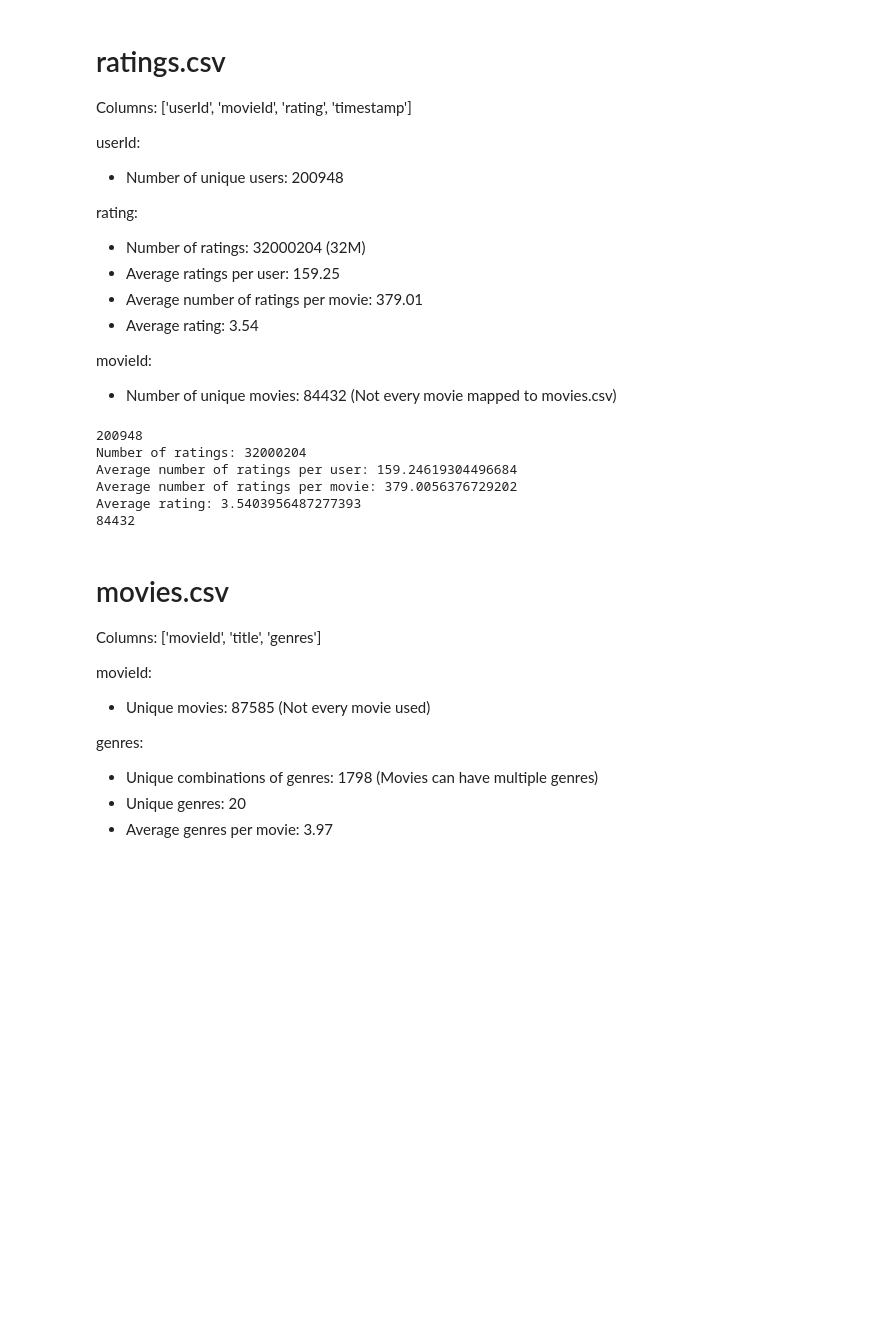
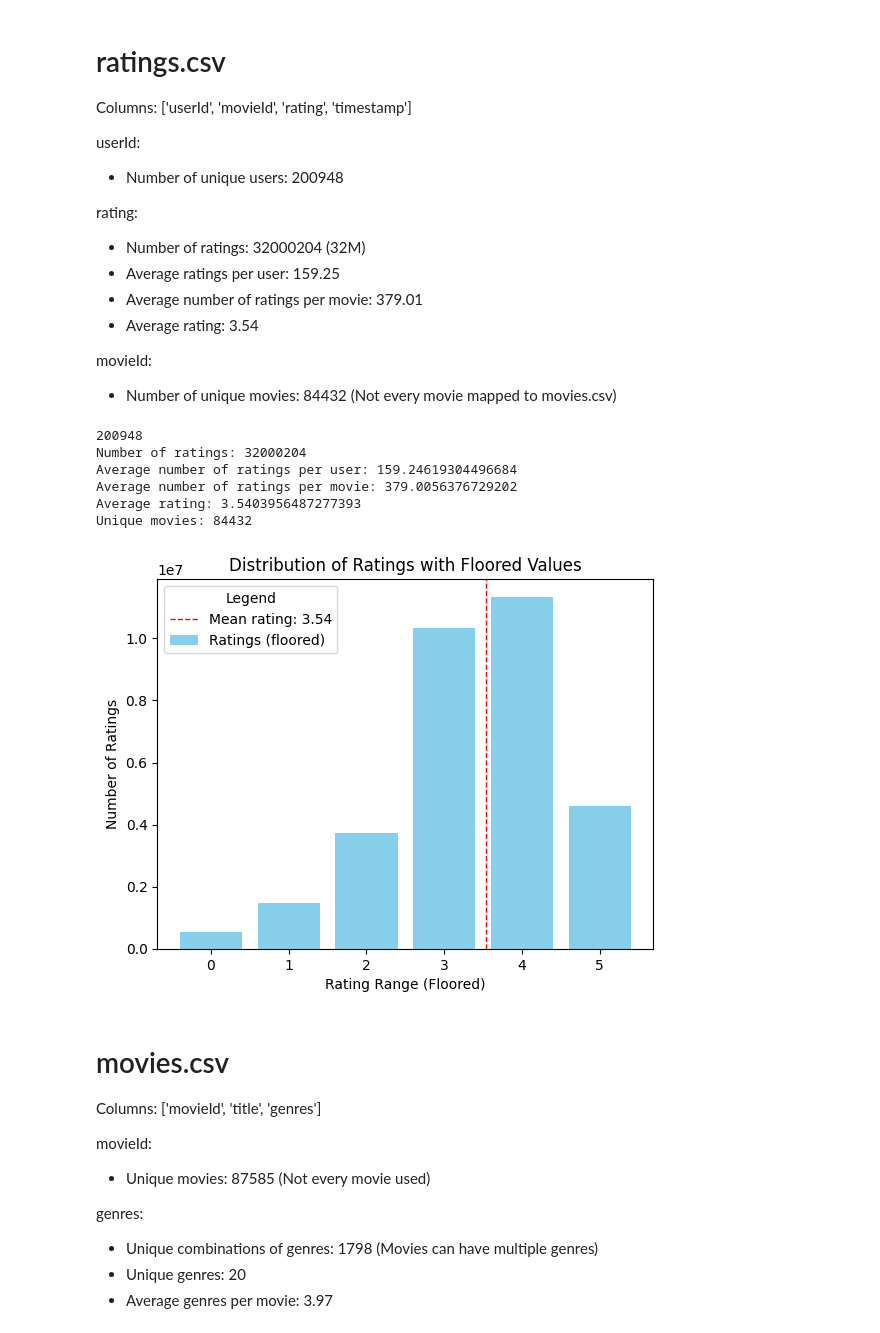
Before and after one commit to cbotte21/ml-finalproject, a Jupyter notebook: dataset_analysis.ipynb, the cells around one changed output. Cells and saved outputs as stored; diff of their text form; code cells hidden in the pictures; blank space fills up the shorter version.

Commit message:
added graph of ratings

```diff
--- a/dataset_analysis.ipynb
+++ b/dataset_analysis.ipynb
@@ -49,7 +49,8 @@ for movie in ratings['movieId']:
 print("Average number of ratings per movie:", np.mean(list(avgRatingsPerMovie.values())))
 
 # Average rating
-print("Average rating:", np.mean(ratings['rating']))
+mean_rating = np.mean(ratings['rating'])
+print("Average rating:", mean_rating)
 
 # Unique movies
 print("Unique movies:", len(ratings['movieId'].unique()))
@@ -59,7 +60,39 @@ Number of ratings: 32000204
 Average number of ratings per user: 159.24619304496684
 Average number of ratings per movie: 379.0056376729202
 Average rating: 3.5403956487277393
-84432
+Unique movies: 84432
+# %%
+import matplotlib.pyplot as plt
+import numpy as np
+
+# Floor the ratings to the nearest lower integer
+floored_ratings = np.floor(ratings['rating'])
+
+# Define the rating bins for the histogram
+bins = [0, 1, 2, 3, 4, 5, 6]  # Include 6 to capture "5" ratings fully
+
+# Calculate the number of ratings within each floored range
+ratings_distribution, _ = np.histogram(floored_ratings, bins=bins)
+
+# Define labels for each bin
+bin_labels = ['0', '1', '2', '3', '4', '5']
+
+# Create the bar plot
+plt.bar(bin_labels, ratings_distribution, color='skyblue', label="Ratings (floored)")
+
+# Plot a vertical line for the mean
+plt.axvline(x=mean_rating, color='red', linestyle='--', linewidth=1, label=f'Mean rating: {mean_rating:.2f}')
+
+# Add axis labels, title, and legend
+plt.xlabel('Rating Range (Floored)')
+plt.ylabel('Number of Ratings')
+plt.title('Distribution of Ratings with Floored Values')
+plt.legend(title="Legend")
+
+# Show plot
+plt.show()
+# %% [output]
+[figure, added]
 # %% [markdown]
 # movies.csv
 
```
Also changed, not shown: 1 other file.
